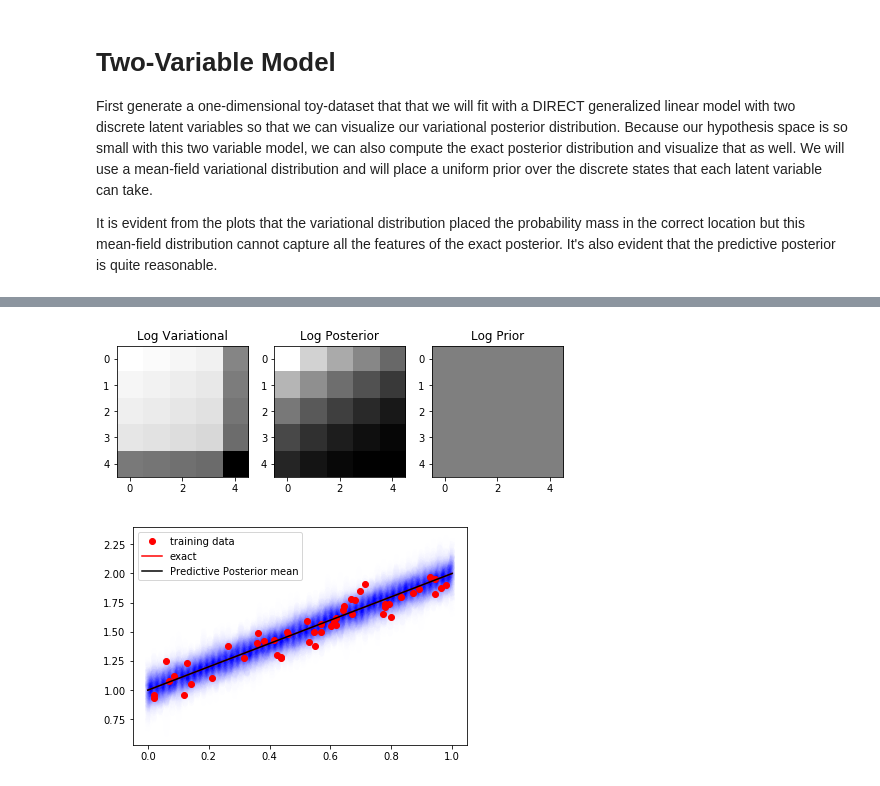
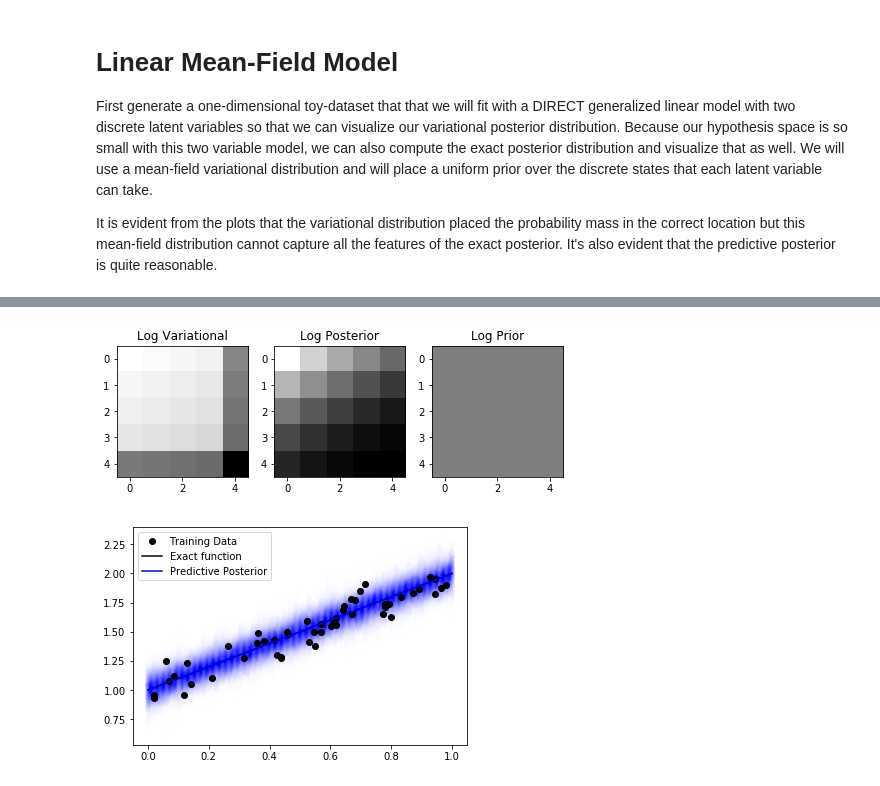
Before and after one commit to treforevans/direct, a Jupyter notebook: tutorial.ipynb, the cells around one changed output, grey strips where cells are left out. Cells and saved outputs as stored; diff of their text form; code cells hidden in the pictures.

```diff
--- a/tutorial.ipynb
+++ b/tutorial.ipynb
@@ -7,7 +7,7 @@ import direct
 from direct.misc import RBF_RFFs, KronMatrix, KhatriRaoMeshgrid, log_softmax
 import tensorflow as tf
 # %% [markdown]
-# Two-Variable Model
+# Linear Mean-Field Model
 First generate a one-dimensional toy-dataset that that we will fit with a DIRECT generalized linear model with two discrete latent variables so that we can visualize our variational posterior distribution.
 Because our hypothesis space is so small with this two variable model, we can also compute the exact posterior distribution and visualize that as well.
 We will use a mean-field variational distribution and will place a uniform prior over the discrete states that each latent variable can take.
@@ -25,13 +25,12 @@ x = np.random.rand(n,1);
 Phi = np.hstack((x, np.ones(x.shape)))
 xx = np.linspace(0,1,num=50).reshape((-1,1))
 Phi_X = np.hstack((xx, np.ones(xx.shape)))
-w_exact = 1.
-y = w_exact*np.sum(Phi,axis=1,keepdims=True)
+w_exact = np.array([[1., 1.]]).T
+y = Phi.dot(w_exact)
 y += np.random.normal(size=(n,1), scale=np.sqrt(noise_variance)) # add some noise
 
 # initialize the W grid of discrete values the latent variables can take, and the prior / variational distibution
 wbar = [-1.,-0.5,0.,0.5,1.]
-# wbar = np.linspace(-1, 1, num=51)
 Wbar = np.array([wbar,]*Phi.shape[1])
 mbar = Wbar.shape[1]
 P = np.zeros((Phi.shape[1], mbar)) + 1./mbar # prior for weights
@@ -77,9 +76,8 @@ fig, ax = plt.subplots()
 for i in range(y_samples.shape[1]): # loop through each predictive posterior sample
     ax.plot(xx, y_samples[:,(i,)] + np.random.normal(size=(xx.shape[0],5), scale=np.sqrt(noise_variance)),
             'b', alpha=0.002, lw=5) # plot the sample with Gaussian noise
-# ax.plot(xx, y_samples, 'r', alpha=0.1, lw=10)
-ax.plot(x,y,'ro', label='training data')
-ax.plot(xx, w_exact*(xx+1.), 'r', label='exact')
-ax.plot(xx, y_mean, 'k', label='Predictive Posterior mean')
+ax.plot(x,y,'ko', label='Training Data')
+ax.plot(xx, Phi_X.dot(w_exact), 'k', label='Exact function')
+ax.plot(xx, y_mean, 'b', label='Predictive Posterior')
 ax.legend(loc=0);
 # %% [output]
@@ -95,10 +93,10 @@ Epoch: 0025, ELBO: 89.603137, Time elapsed: 0.0808 seconds.
 INFO:tensorflow:Optimization terminated with:
   Message: b'CONVERGENCE: NORM_OF_PROJECTED_GRADIENT_<=_PGTOL'
   Objective function value: -89.603225
 ... (5 lines left out)
   Number of iterations: 27
   Number of functions evaluations: 28
 Optimization Finished!
 Epoch: 0029, ELBO: 89.603225
 [figure]
-[figure, old version]
+[figure, new version]
```
Also changed, not shown: parts of 3 cells of this notebook, 2 other files.
